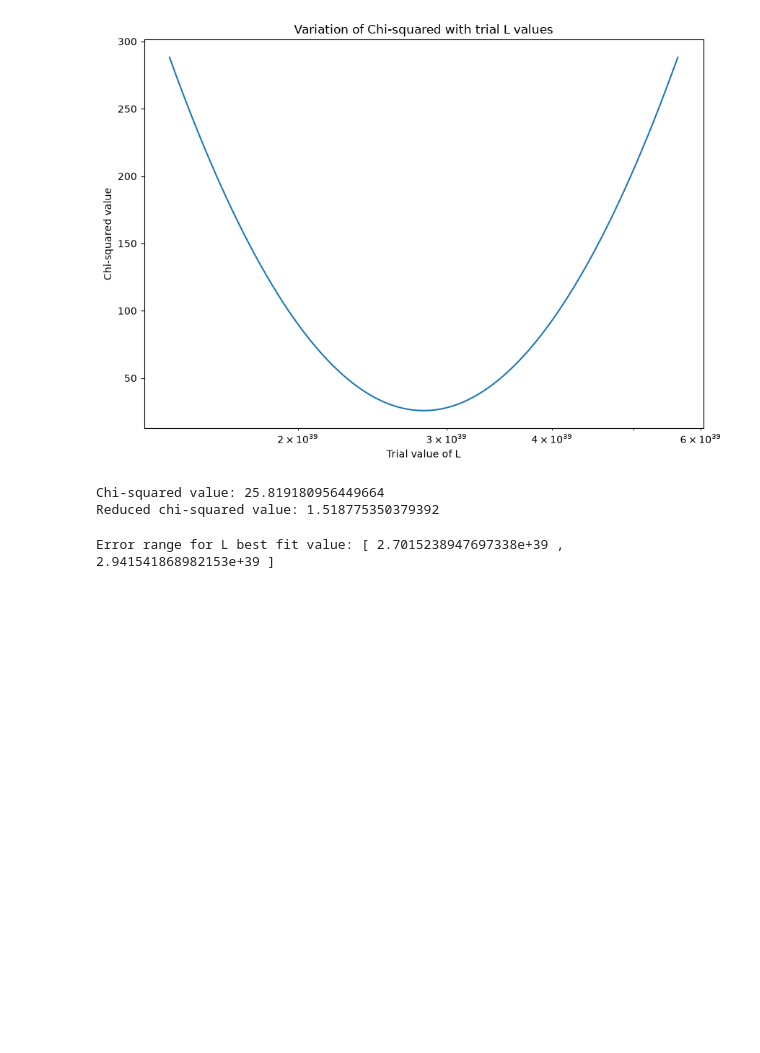
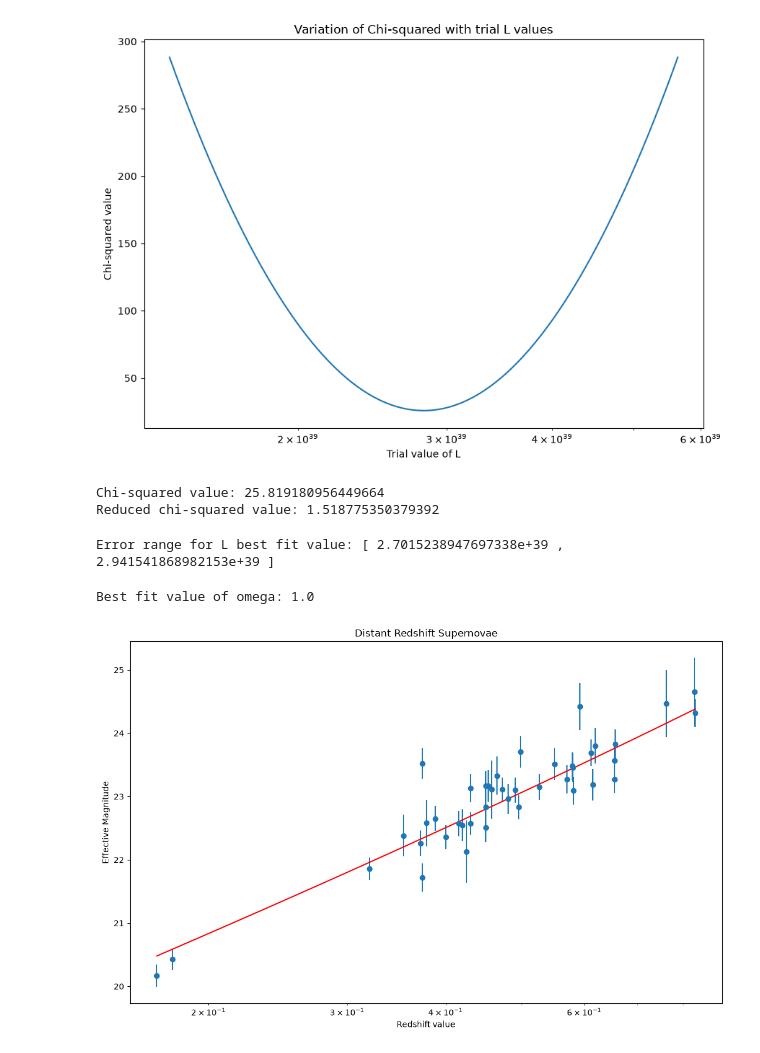
Before and after one commit to caitlin286/Supernova-Cosmology-Computing-Project, a Jupyter notebook: milestone.ipynb, the cells around one changed output. Saved outputs shown, nothing was run; the diff lists cells and outputs as text; code cells hidden in the pictures; blank space fills up the shorter version.

Commit message:
Attempt to find omega but doesn't fully work yet

```diff
--- a/milestone.ipynb
+++ b/milestone.ipynb
@@ -16,7 +17,7 @@ c = 3e10 #cm/s
 f_lambda0 = 6.61e-9 #erg/cm^2/s/A
 # %%
 #defining function to calculate d_L
-def d_L(z):
+def d_L_low(z):
     return c*z/H0
 # %%
 #defining function to find predicted flux from redshift values
@@ -44,7 +45,7 @@ trial_L = np.linspace(L_weighted_mean*0.5, L_weighted_mean*2, 4000)
 #need a for loop to find chi-squared for each trial value of L
 chi_squared_values = np.zeros(len(trial_L))
 for i in range(len(trial_L)):
-    chi_squared_values[i] = chi_squared(m_effective_low, m_error_low, m_eff_predicted_low(redshift_low, flux(trial_L[i], d_L(redshift_low))))
+    chi_squared_values[i] = chi_squared(m_effective_low, m_error_low, m_eff_predicted_low(redshift_low, flux(trial_L[i], d_L_low(redshift_low))))
 L_best_fit = trial_L[np.argmin(chi_squared_values)]
 #line above finds min value in chi-squared values and assigns the corresponding value of trial Ls to ther best fit for L
 
@@ -101,3 +102,37 @@ min_error = min(error_range)
 print("Error range for L best fit value: [", min_error, ",", max_error, "]")
 # %% [output]
 Error range for L best fit value: [ 2.7015238947697338e+39 , 2.941541868982153e+39 ]
+# %%
+#define a function to take different trial values of omega and returns d_L
+def integrand(z, omega):
+    return 1/np.sqrt((1-omega)*(1+z)**3 + omega)
+
+def d_L_dist(z, omega):
+    integral = np.array([integrate.quad(lambda z: integrand(z, omega), 0, zi)[0] for zi in z])
+    return (c/H0)*(1+z)*integral
+# %%
+omega_trial = np.linspace(0, 1, 1000)
+chi_squared_values_omega = np.zeros(len(omega_trial))
+
+for i in range(len(omega_trial)):
+    m_eff_predicted_dist = m_eff_predicted_low(redshift_dist, flux(L_best_fit, d_L_dist(redshift_dist, omega_trial[i])))
+    chi_squared_values_omega[i] = chi_squared(m_effective_dist, m_error_dist, m_eff_predicted_dist)
+
+omega_best_fit = omega_trial[np.argmin(chi_squared_values_omega)]
+print("Best fit value of omega:", omega_best_fit)
+# %% [output]
+Best fit value of omega: 1.0
+# %%
+smooth_redshift_dist = np.linspace(np.min(redshift_dist), np.max(redshift_dist), 1000)
+smooth_m_eff_predicted_dist = m_eff_predicted_low(smooth_redshift_dist, flux(L_best_fit, d_L_dist(smooth_redshift_dist, omega_best_fit)))
+
+plt.figure(figsize=(13,8))
+plt.errorbar(redshift_dist, m_effective_dist, yerr=m_error_dist, marker='o', linestyle='none')
+plt.plot(smooth_redshift_dist, smooth_m_eff_predicted_dist, color='red')
+plt.xscale('log')
+plt.xlabel('Redshift value')
+plt.ylabel('Effective Magnitude')
+plt.title('Distant Redshift Supernovae')
+plt.show()
+# %% [output]
+[figure, added]
```
Also changed, not shown: parts of 3 cells of this notebook.
